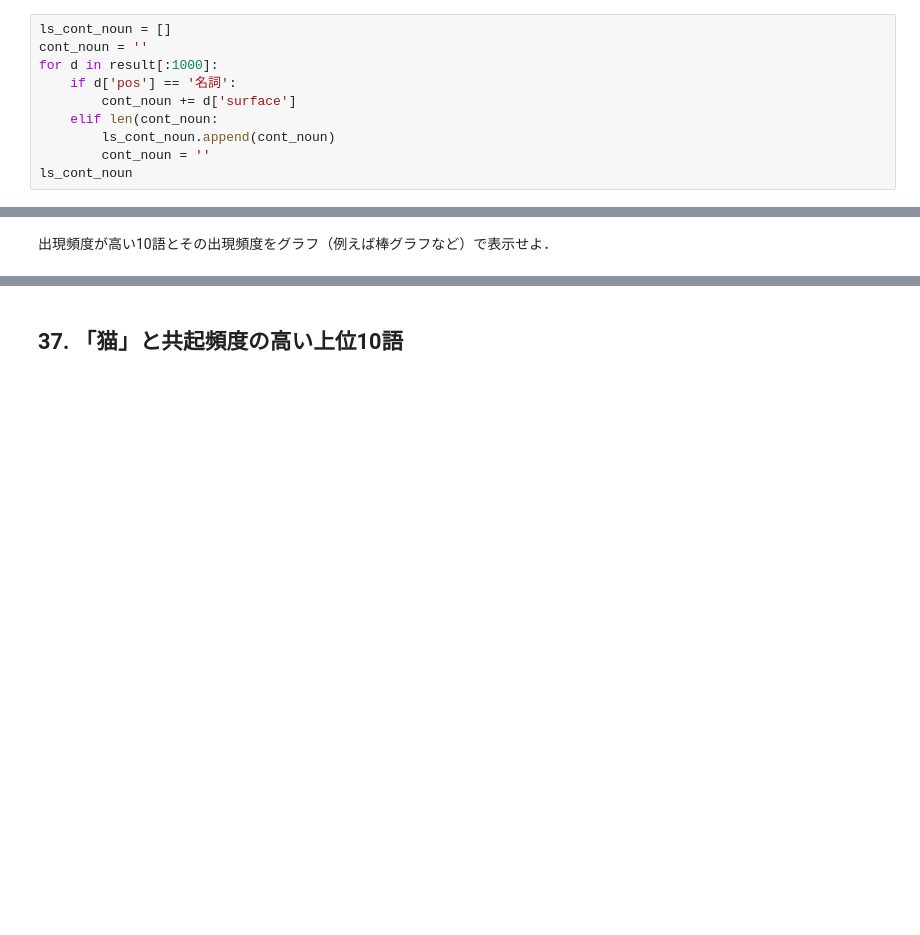
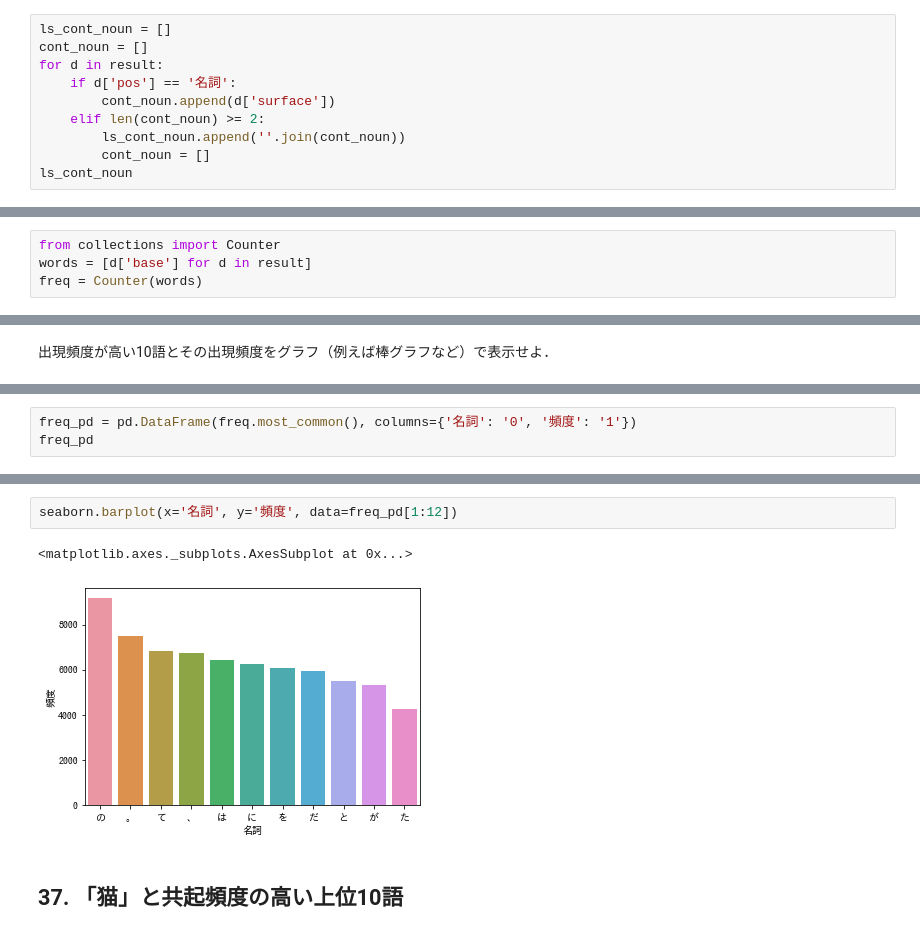
Before and after one commit to uchihashikenshi/NLP100_2020, a Jupyter notebook: NLP_100_30_39.ipynb, the cells around one changed output, grey strips where cells are left out. Drawn from its saved outputs; the diff is of its cells as text; blank space fills up the shorter version.

```diff
--- a/NLP_100_30_39.ipynb
+++ b/NLP_100_30_39.ipynb
@@ -129,12 +129,12 @@ result
 名詞の連接（連続して出現する名詞）を最長一致で抽出せよ．
 # %%
 ls_cont_noun = []
-cont_noun = ''
-for d in result[:1000]:
+cont_noun = []
+for d in result:
     if d['pos'] == '名詞':
-        cont_noun += d['surface']
-    elif len(cont_noun:
-        ls_cont_noun.append(cont_noun)
-        cont_noun = ''
+        cont_noun.append(d['surface'])
+    elif len(cont_noun) >= 2:
+        ls_cont_noun.append(''.join(cont_noun))
+        cont_noun = []
 ls_cont_noun
 # %% [output]
@@ -159,3 +159,7 @@ ls_cont_noun
 ## 35. 単語の出現頻度
 # %% [markdown]
 文章中に出現する単語とその出現頻度を求め，出現頻度の高い順に並べよ．
+# %%
+from collections import Counter
+words = [d['base'] for d in result]
+freq = Counter(words)
@@ -165,0 +193,3 @@ ls_cont_noun
+# %%
+freq_pd = pd.DataFrame(freq.most_common(), columns={'名詞': '0', '頻度': '1'})
+freq_pd
@@ -166,3 +225,8 @@ ls_cont_noun
+# %%
+seaborn.barplot(x='名詞', y='頻度', data=freq_pd[1:12])
+# %% [output]
+<matplotlib.axes._subplots.AxesSubplot at 0x...>
+[figure, added]
 # %% [markdown]
 ## 37. 「猫」と共起頻度の高い上位10語
 # %% [markdown]
```
Also changed, not shown: parts of 17 cells of this notebook.
